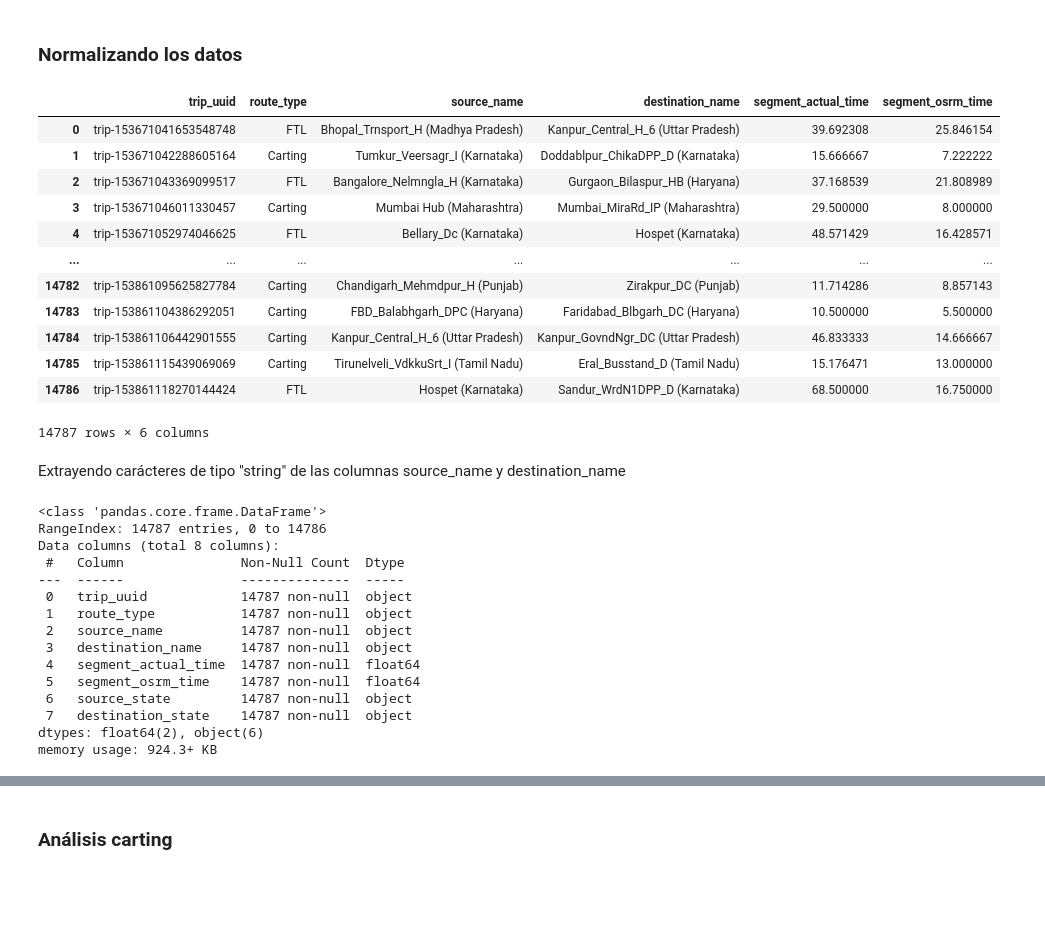
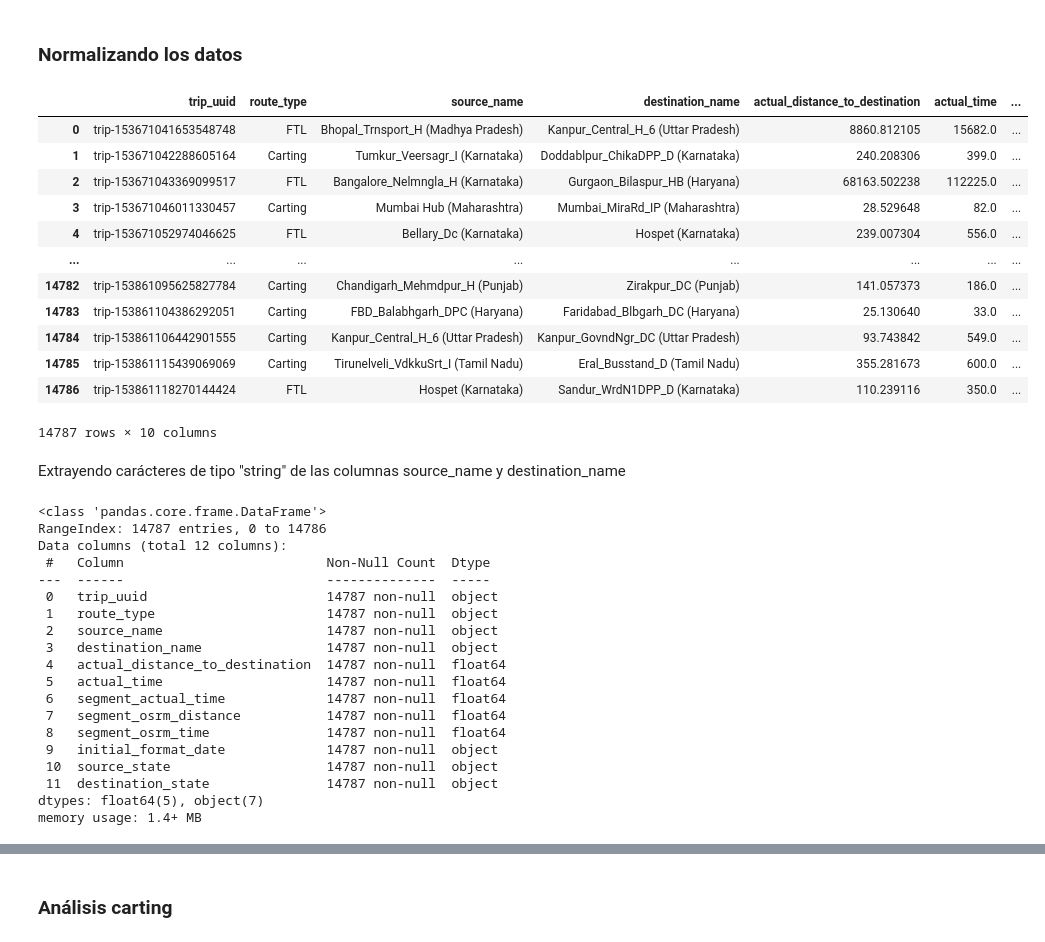
Before and after one commit to luroel/Deep-Dive-Delhivery, a Jupyter notebook: main.ipynb, the cells around one changed output, grey strips where cells are left out. Drawn from its saved outputs; the diff is of its cells as text; code cells hidden in the pictures; blank space fills up the shorter version.

```diff
--- a/main.ipynb
+++ b/main.ipynb
@@ -266,27 +266,31 @@ Al organizar los valores en función de su ID único, se puede observar que exis
 # %%
 df_computed = df_groupedby_ID.agg ({
     'route_type': 'first',
     'source_name': 'first',
     'destination_name': 'first',
+    'actual_distance_to_destination': 'sum',
+    'actual_time': 'sum',
     'segment_actual_time': 'mean',
-    'segment_osrm_time': 'mean'
+    'segment_osrm_distance': 'mean',
+    'segment_osrm_time': 'mean',
+    'initial_format_date': 'first'
 }).reset_index()
 
 df_computed
 # %% [output]
-|  | trip_uuid | route_type | source_name | destination_name | segment_actual_time | segment_osrm_time |
-| 0 | trip-153671041653548748 | FTL | Bhopal_Trnsport_H (Madhya Pradesh) | Kanpur_Central_H_6 (Uttar Pradesh) | 39.692308 | 25.846154 |
-| 1 | trip-153671042288605164 | Carting | Tumkur_Veersagr_I (Karnataka) | Doddablpur_ChikaDPP_D (Karnataka) | 15.666667 | 7.222222 |
-| 2 | trip-153671043369099517 | FTL | Bangalore_Nelmngla_H (Karnataka) | Gurgaon_Bilaspur_HB (Haryana) | 37.168539 | 21.808989 |
-| 3 | trip-153671046011330457 | Carting | Mumbai Hub (Maharashtra) | Mumbai_MiraRd_IP (Maharashtra) | 29.500000 | 8.000000 |
-| 4 | trip-153671052974046625 | FTL | Bellary_Dc (Karnataka) | Hospet (Karnataka) | 48.571429 | 16.428571 |
-| ... | ... | ... | ... | ... | ... | ... |
-| 14782 | trip-153861095625827784 | Carting | Chandigarh_Mehmdpur_H (Punjab) | Zirakpur_DC (Punjab) | 11.714286 | 8.857143 |
-| 14783 | trip-153861104386292051 | Carting | FBD_Balabhgarh_DPC (Haryana) | Faridabad_Blbgarh_DC (Haryana) | 10.500000 | 5.500000 |
-| 14784 | trip-153861106442901555 | Carting | Kanpur_Central_H_6 (Uttar Pradesh) | Kanpur_GovndNgr_DC (Uttar Pradesh) | 46.833333 | 14.666667 |
-| 14785 | trip-153861115439069069 | Carting | Tirunelveli_VdkkuSrt_I (Tamil Nadu) | Eral_Busstand_D (Tamil Nadu) | 15.176471 | 13.000000 |
-| 14786 | trip-153861118270144424 | FTL | Hospet (Karnataka) | Sandur_WrdN1DPP_D (Karnataka) | 68.500000 | 16.750000 |
+|  | trip_uuid | route_type | source_name | destination_name | actual_distance_to_destination | actual_time | ... |
+| 0 | trip-153671041653548748 | FTL | Bhopal_Trnsport_H (Madhya Pradesh) | Kanpur_Central_H_6 (Uttar Pradesh) | 8860.812105 | 15682.0 | ... |
+| 1 | trip-153671042288605164 | Carting | Tumkur_Veersagr_I (Karnataka) | Doddablpur_ChikaDPP_D (Karnataka) | 240.208306 | 399.0 | ... |
+| 2 | trip-153671043369099517 | FTL | Bangalore_Nelmngla_H (Karnataka) | Gurgaon_Bilaspur_HB (Haryana) | 68163.502238 | 112225.0 | ... |
+| 3 | trip-153671046011330457 | Carting | Mumbai Hub (Maharashtra) | Mumbai_MiraRd_IP (Maharashtra) | 28.529648 | 82.0 | ... |
+| 4 | trip-153671052974046625 | FTL | Bellary_Dc (Karnataka) | Hospet (Karnataka) | 239.007304 | 556.0 | ... |
+| ... | ... | ... | ... | ... | ... | ... | ... |
+| 14782 | trip-153861095625827784 | Carting | Chandigarh_Mehmdpur_H (Punjab) | Zirakpur_DC (Punjab) | 141.057373 | 186.0 | ... |
+| 14783 | trip-153861104386292051 | Carting | FBD_Balabhgarh_DPC (Haryana) | Faridabad_Blbgarh_DC (Haryana) | 25.130640 | 33.0 | ... |
+| 14784 | trip-153861106442901555 | Carting | Kanpur_Central_H_6 (Uttar Pradesh) | Kanpur_GovndNgr_DC (Uttar Pradesh) | 93.743842 | 549.0 | ... |
+| 14785 | trip-153861115439069069 | Carting | Tirunelveli_VdkkuSrt_I (Tamil Nadu) | Eral_Busstand_D (Tamil Nadu) | 355.281673 | 600.0 | ... |
+| 14786 | trip-153861118270144424 | FTL | Hospet (Karnataka) | Sandur_WrdN1DPP_D (Karnataka) | 110.239116 | 350.0 | ... |
-14787 rows × 6 columns
+14787 rows × 10 columns
 # %% [markdown]
 Extrayendo carácteres de tipo "string" de las columnas source_name y destination_name
 # %%
@@ -296,19 +300,23 @@ df_computed.info()
 # %% [output]
 <class 'pandas.core.frame.DataFrame'>
 RangeIndex: 14787 entries, 0 to 14786
-Data columns (total 8 columns):
- #   Column               Non-Null Count  Dtype
----  ------               --------------  -----
- 0   trip_uuid            14787 non-null  object
- 1   route_type           14787 non-null  object
- 2   source_name          14787 non-null  object
- 3   destination_name     14787 non-null  object
- 4   segment_actual_time  14787 non-null  float64
- 5   segment_osrm_time    14787 non-null  float64
- 6   source_state         14787 non-null  object
- 7   destination_state    14787 non-null  object
-dtypes: float64(2), object(6)
-memory usage: 924.3+ KB
+Data columns (total 12 columns):
+ #   Column                          Non-Null Count  Dtype
+---  ------                          --------------  -----
+ 0   trip_uuid                       14787 non-null  object
+ 1   route_type                      14787 non-null  object
+ 2   source_name                     14787 non-null  object
+ 3   destination_name                14787 non-null  object
+ 4   actual_distance_to_destination  14787 non-null  float64
+ 5   actual_time                     14787 non-null  float64
+ 6   segment_actual_time             14787 non-null  float64
+ 7   segment_osrm_distance           14787 non-null  float64
+ 8   segment_osrm_time               14787 non-null  float64
+ 9   initial_format_date             14787 non-null  object
+ 10  source_state                    14787 non-null  object
+ 11  destination_state               14787 non-null  object
+dtypes: float64(5), object(7)
+memory usage: 1.4+ MB
 # %%
 df_computed
 # %% [output]
```
Also changed, not shown: parts of 10 cells of this notebook.
